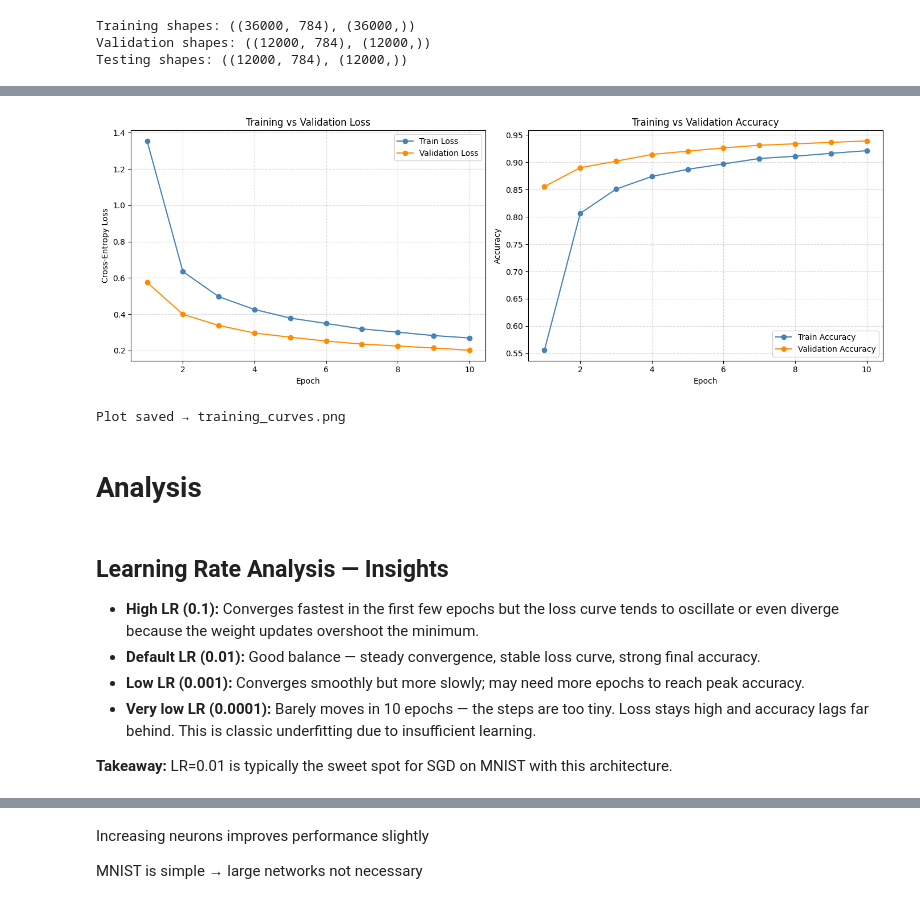
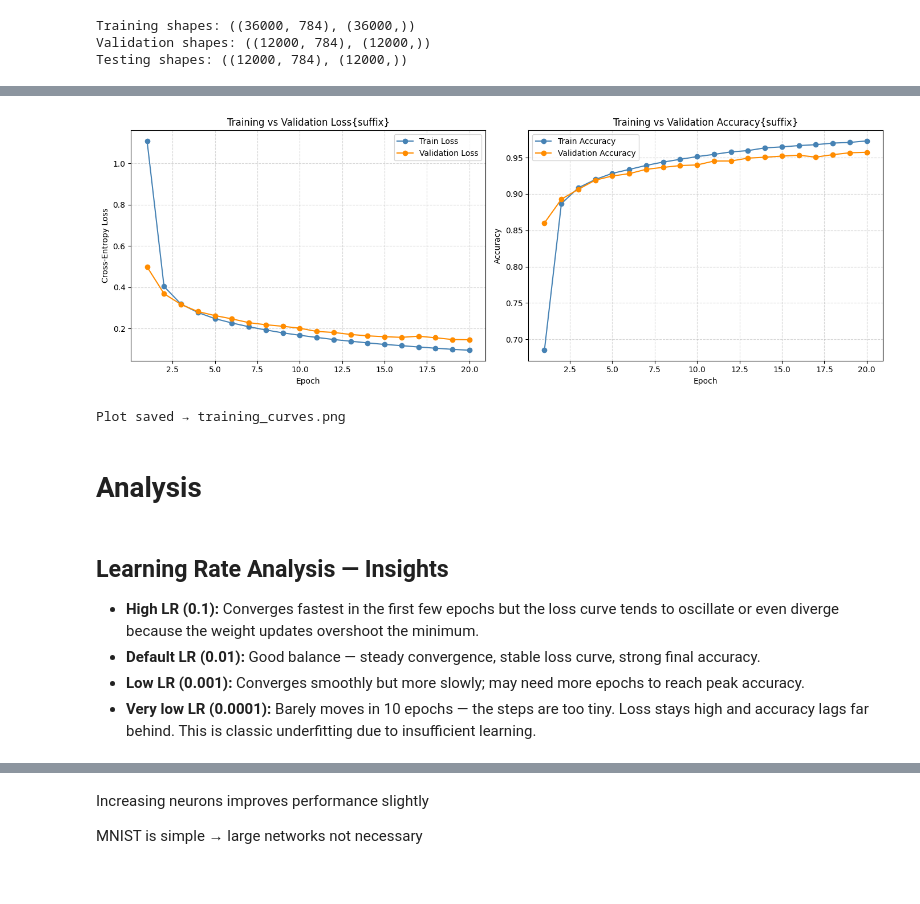
Before and after one commit to AlaaEmara17/Neural-Network-Lab, a Jupyter notebook: lab2-Analysis.ipynb, the cells around one changed output, grey strips where cells are left out. Saved outputs shown, nothing was run; the diff lists cells and outputs as text; code cells hidden in the pictures.

Commit message:
analysis and training step done

```diff
--- a/lab2-Analysis.ipynb
+++ b/lab2-Analysis.ipynb
@@ -172,14 +172,14 @@ class digit_recognition(nn.Module):
 
      return history
 # %%
-def plot_history(history):
+def plot_history(history , title_suffix=""):
     epochs = range(1, len(history["train_loss"]) + 1)
     fig, (ax1, ax2) = plt.subplots(1, 2, figsize=(14, 5))
 
     # — Loss plot —
     ax1.plot(epochs, history["train_loss"], label="Train Loss",      color="steelblue",  marker="o")
     ax1.plot(epochs, history["val_loss"],   label="Validation Loss", color="darkorange", marker="o")
-    ax1.set_title("Training vs Validation Loss")
+    ax1.set_title("Training vs Validation Loss{suffix}")
     ax1.set_xlabel("Epoch")
     ax1.set_ylabel("Cross-Entropy Loss")
     ax1.legend()
@@ -188,7 +188,7 @@ def plot_history(history):
     # — Accuracy plot —
     ax2.plot(epochs, history["train_acc"], label="Train Accuracy",      color="steelblue",  marker="o")
     ax2.plot(epochs, history["val_acc"],   label="Validation Accuracy", color="darkorange", marker="o")
-    ax2.set_title("Training vs Validation Accuracy")
+    ax2.set_title("Training vs Validation Accuracy{suffix}")
     ax2.set_xlabel("Epoch")
     ax2.set_ylabel("Accuracy")
     ax2.legend()
@@ -205,8 +205,8 @@ def plot_history(history):
 # ─────────────────────────────────────────────
 if __name__ == "__main__":
     model   = digit_recognition()
-    history = model.training_step( train_dataloader, val_dataloader, epochs=10, lr=0.01)
-    plot_history(history)
+    history = model.training_step( train_dataloader, val_dataloader, epochs=20, lr=0.01)
+    plot_history(history )
 
 
 #Imagine you have 1,000 images and a Batch Size of 100.
@@ -226,4 +217,4 @@ Epoch  9/10 | Train Loss: 0.2691  Acc: 0.9213 | Val Loss: 0.2016  Acc: 0.9393
-[figure, old version]
+[figure, new version]
 Plot saved → training_curves.png
 # %% [markdown]
 # Analysis
@@ -290,8 +281,6 @@ def experiment_learning_rates(lrs, epochs=10):
 - **Default LR (0.01):** Good balance — steady convergence, stable loss curve, strong final accuracy.
 - **Low LR (0.001):** Converges smoothly but more slowly; may need more epochs to reach peak accuracy.
 - **Very low LR (0.0001):** Barely moves in 10 epochs — the steps are too tiny. Loss stays high and accuracy lags far behind. This is classic underfitting due to insufficient learning.
-
-**Takeaway:** LR=0.01 is typically the sweet spot for SGD on MNIST with this architecture.
 # %%
 lr_results = experiment_learning_rates([0.1, 0.01, 0.001, 0.0001])
 print(lr_results)
```
Also changed, not shown: parts of 8 cells of this notebook.
